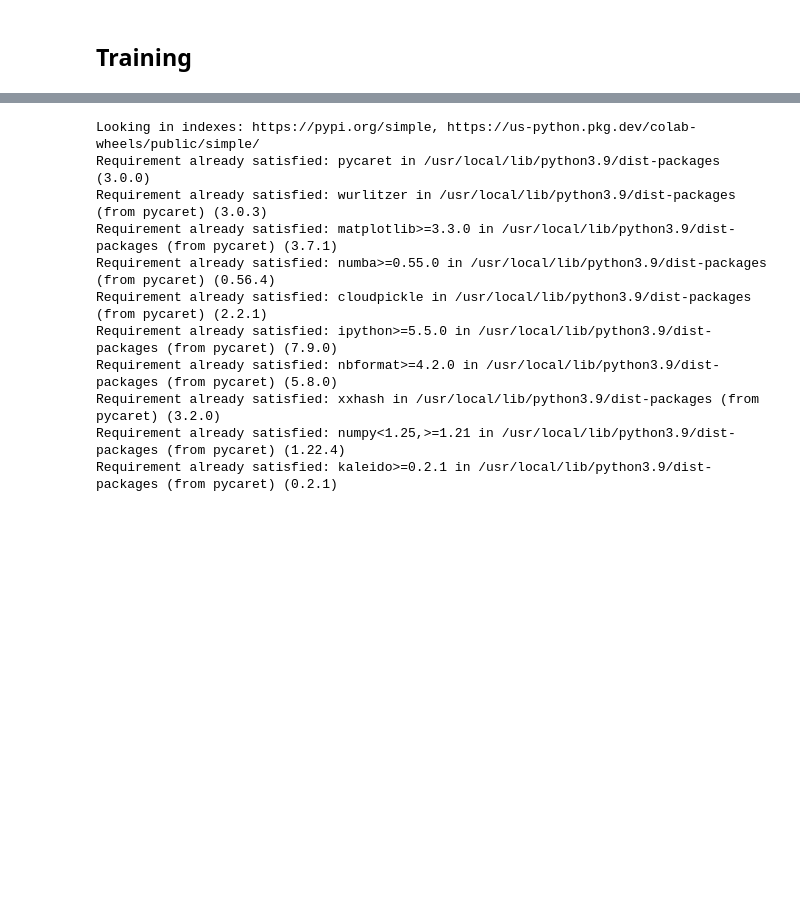
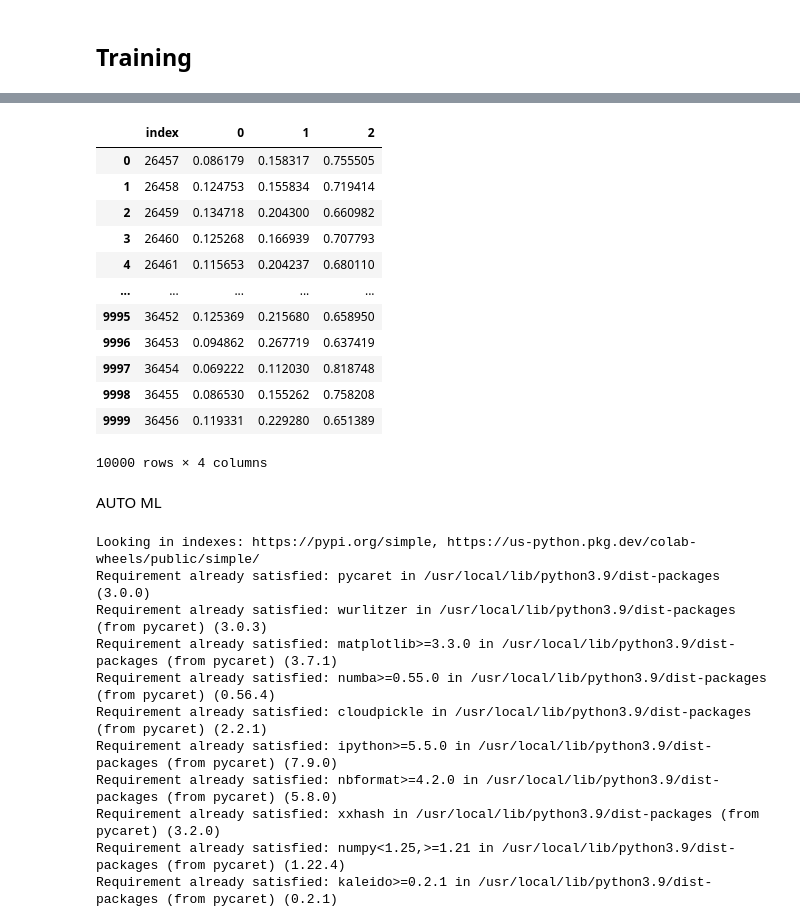
Before and after one commit to Muj2n/Credit_Card_User_Overdue_Forecast, a Jupyter notebook: Credit Card User Overdue Forecast.ipynb, the cells around one changed output, grey strips where cells are left out. Drawn from its saved outputs; the diff is of its cells as text; code cells hidden in the pictures; blank space fills up the shorter version.

Commit message:
Credit Card User Overdue Forecast AUTOML, Stacking

```diff
--- a/Credit Card User Overdue Forecast.ipynb
+++ b/Credit Card User Overdue Forecast.ipynb
@@ -478,0 +473,4 @@ sns.heatmap(train.corr(), annot = True)
+# %%
+target = 'credit'
+x_train = train.drop(target, axis = 1)
+y_train = train[target]
@@ -478,0 +495,18 @@ sns.heatmap(train.corr(), annot = True)
+# %%
+estimators = [
+    ('lgbm', LGBMClassifier(colsample_bytree=0.8, max_depth=4, n_estimators=200,subsample=0.8)),
+    ('xgb', XGBClassifier(colsample_bytree=1.0, learning_rate=0.1, max_depth=4,n_estimators=200))
+]
+
+# 스태킹 모델 정의
+clf = StackingClassifier(
+    estimators=estimators,
+    final_estimator=RandomForestClassifier(n_estimators=100, max_depth=5),
+    verbose = 2
+)
+
+# 모델 학습
+clf.fit(x_train, y_train)
+
+# 모델 예측
+y_pred = clf.predict_proba(test)
@@ -478,0 +530,19 @@ sns.heatmap(train.corr(), annot = True)
+# %%
+submit = pd.read_csv('/content/drive/MyDrive/Colab Notebooks/Project/월간 데이콘 신용카드 사용자 연체 예측 AI 경진대회/sample_submission.csv')
+# %%
+submit.loc[:,1:]=y_pred
+submit
+# %% [output]
+|  | index | 0 | 1 | 2 |
+| 0 | 26457 | 0.086179 | 0.158317 | 0.755505 |
+| 1 | 26458 | 0.124753 | 0.155834 | 0.719414 |
+| 2 | 26459 | 0.134718 | 0.204300 | 0.660982 |
+| 3 | 26460 | 0.125268 | 0.166939 | 0.707793 |
+| 4 | 26461 | 0.115653 | 0.204237 | 0.680110 |
+| ... | ... | ... | ... | ... |
+| 9995 | 36452 | 0.125369 | 0.215680 | 0.658950 |
+| 9996 | 36453 | 0.094862 | 0.267719 | 0.637419 |
+| 9997 | 36454 | 0.069222 | 0.112030 | 0.818748 |
+| 9998 | 36455 | 0.086530 | 0.155262 | 0.758208 |
+| 9999 | 36456 | 0.119331 | 0.229280 | 0.651389 |
+10000 rows × 4 columns
@@ -479,3 +551,5 @@ sns.heatmap(train.corr(), annot = True)
+# %% [markdown]
+AUTO ML
 # %%
 !pip install pycaret
 # %% [output]
```
Also changed, not shown: parts of 16 cells of this notebook, 3 other files.
